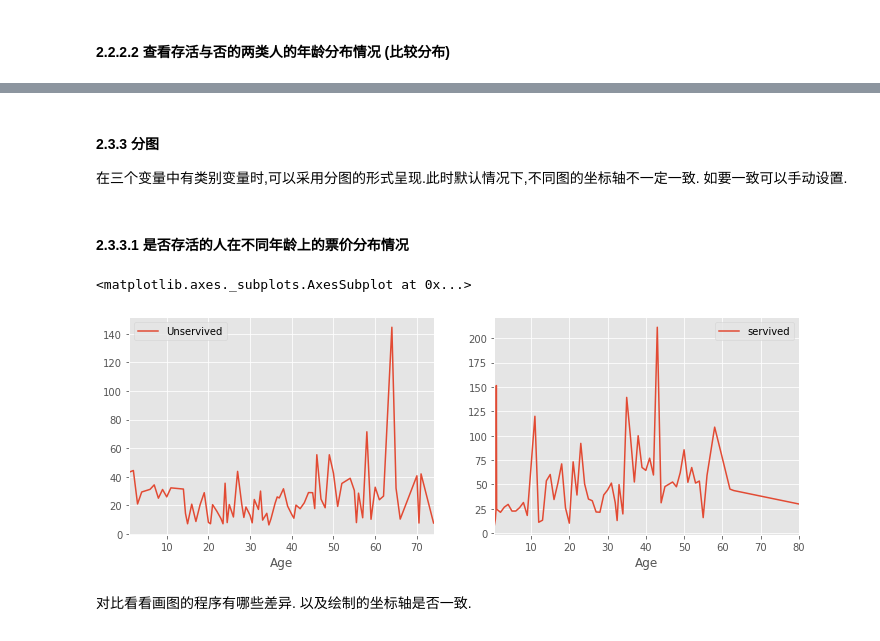
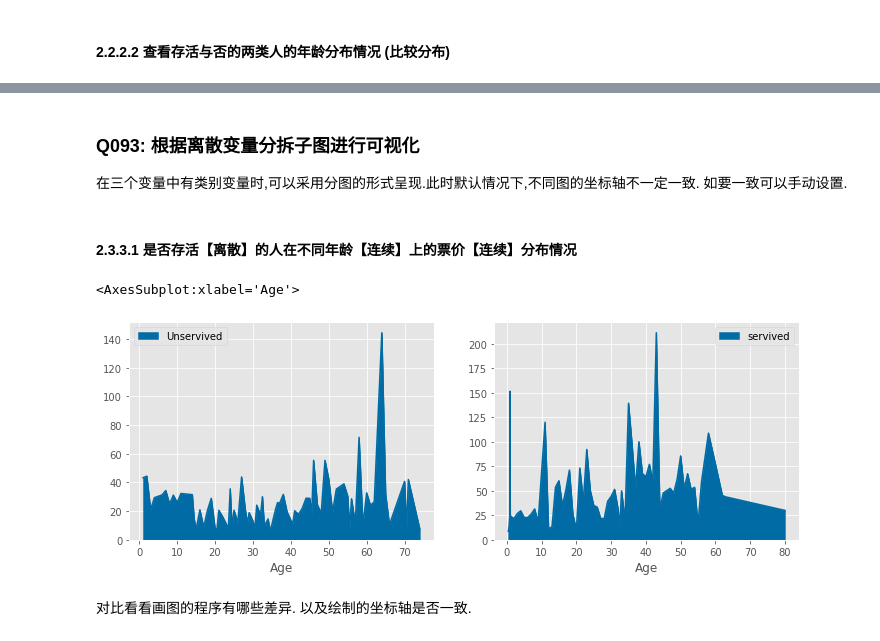
Before and after one commit to kevin-meng/learn-data-analysis-the-hard-way, a Jupyter notebook: Pandas/08.Visualization/8.visualization_solutions.ipynb, the cells around one changed output, grey strips where cells are left out. Cells and saved outputs as stored; diff of their text form; code cells hidden in the pictures.

```diff
--- a/Pandas/08.Visualization/8.visualization_solutions.ipynb
+++ b/Pandas/08.Visualization/8.visualization_solutions.ipynb
@@ -207,17 +260,17 @@ result[result.Survived==1].plot(kind='line',x='Age',y='Fare',label='servived',le
 # %% [markdown]
-#### 2.3.3 分图
+### Q093: 根据离散变量分拆子图进行可视化
 在三个变量中有类别变量时,可以采用分图的形式呈现.此时默认情况下,不同图的坐标轴不一定一致. 如要一致可以手动设置.
 # %% [markdown]
-#### 2.3.3.1 是否存活的人在不同年龄上的票价分布情况
+#### 2.3.3.1 是否存活【离散】的人在不同年龄【连续】上的票价【连续】分布情况
 # %%
 # 准备画布
 fig,ax=plt.subplots(1,2,figsize=(12,4))
 # 将不同的类别数据 绘制到同一张图上
-result[result.Survived==0].plot(kind='line',x='Age',y='Fare',label='Unservived',legend=True,ax=ax[0])
-result[result.Survived==1].plot(kind='line',x='Age',y='Fare',label='servived',legend=True,ax=ax[1])
+result[result.Survived==0].plot(kind='area',x='Age',y='Fare',label='Unservived',legend=True,ax=ax[0])  # 面积图
+result[result.Survived==1].plot(kind='area',x='Age',y='Fare',label='servived',legend=True,ax=ax[1])
 # %% [output]
-<matplotlib.axes._subplots.AxesSubplot at 0x...>
+<AxesSubplot:xlabel='Age'>
-[figure, old version]
+[figure, new version]
 # %% [markdown]
 对比看看画图的程序有哪些差异. 以及绘制的坐标轴是否一致.
 # %% [markdown]
```
Also changed, not shown: parts of 46 cells of this notebook, 28 other files.
